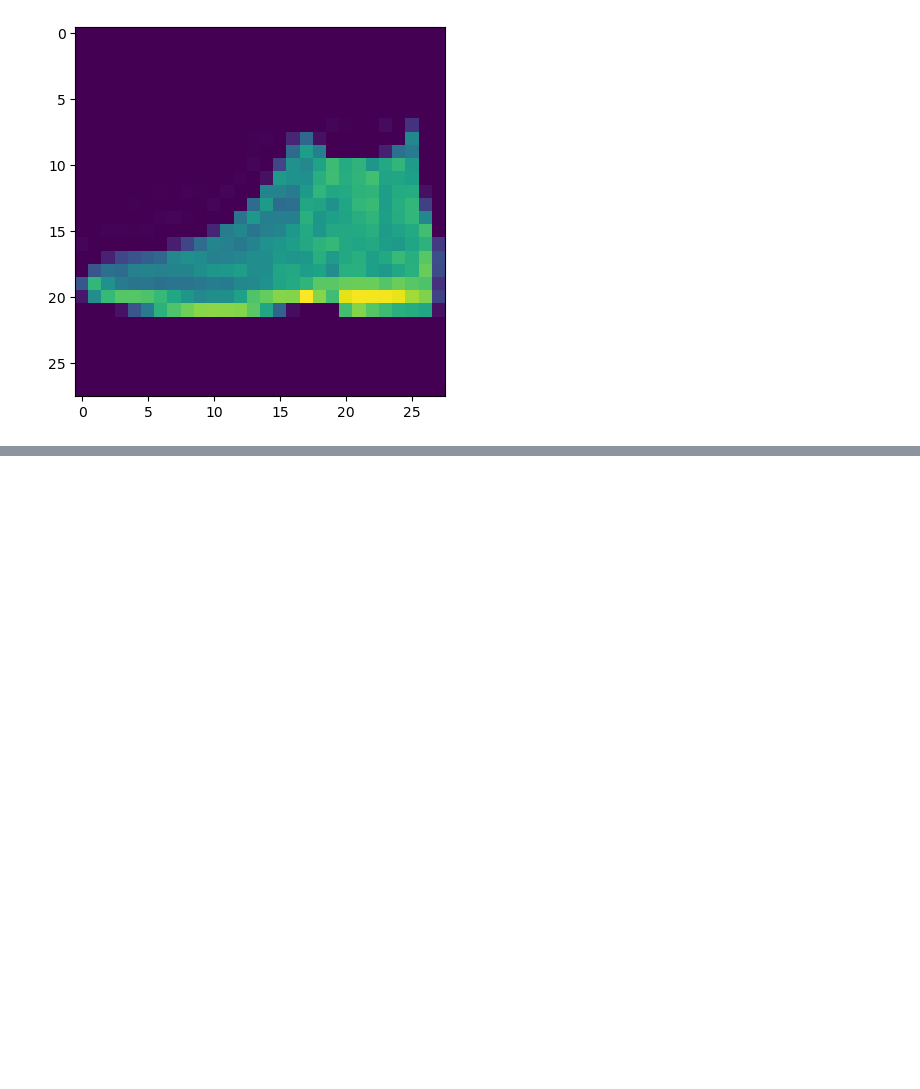
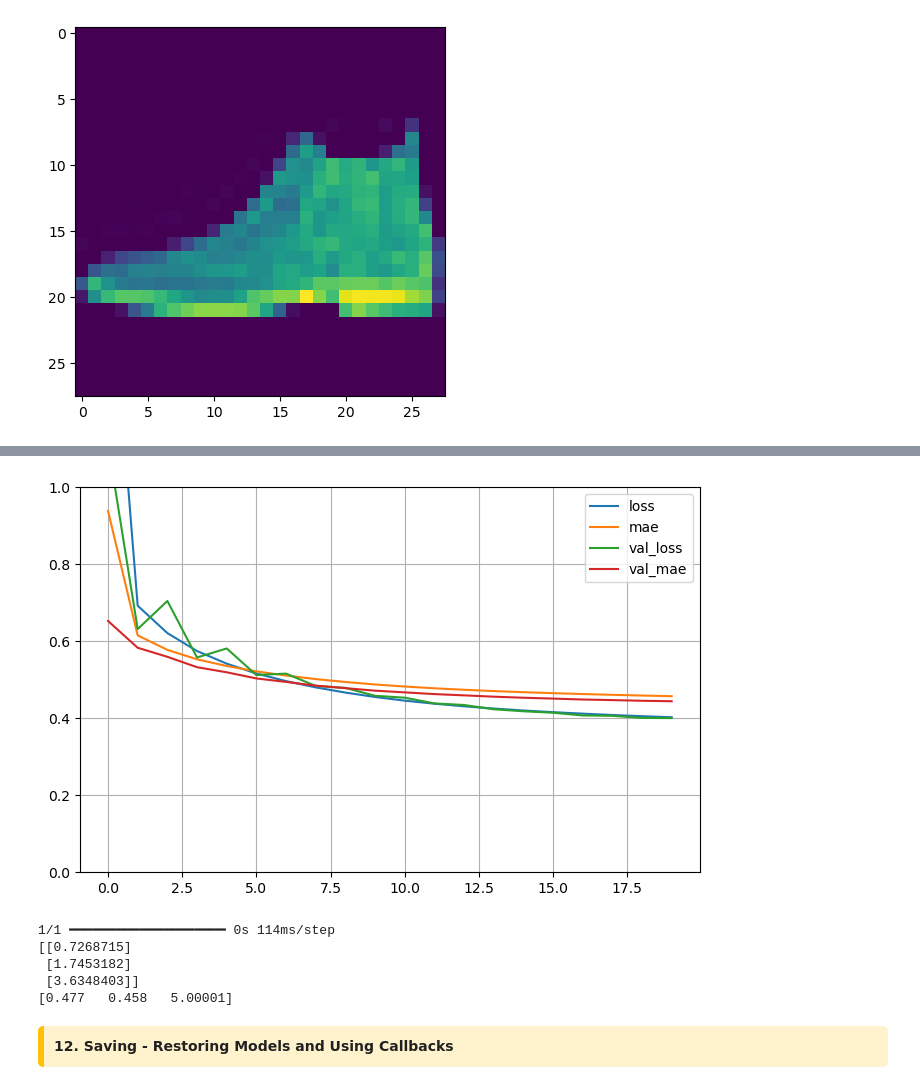
Before and after one commit to gali-jithendra/LEARNINGS, a Jupyter notebook: 6_DEEP_LEARNING/A1_KERAS_AND_TENSORFLOW.ipynb, the cells around one changed output, grey strips where cells are left out. Drawn from its saved outputs; the diff is of its cells as text; code cells hidden in the pictures; blank space fills up the shorter version.

```diff
--- a/6_DEEP_LEARNING/A1_KERAS_AND_TENSORFLOW.ipynb
+++ b/6_DEEP_LEARNING/A1_KERAS_AND_TENSORFLOW.ipynb
@@ -547,0 +720,8 @@ plt.imshow(x_test[0])
+# %%
+input_ = keras.layers.Input(shape=X_train.shape[1:])
+hidden1 = keras.layers.Dense(30, activation="relu")(input_)
+#We're calling this input layer as function. That is why it is called function api
+hidden2 = keras.layers.Dense(30, activation="relu")(hidden1)
+concat = keras.layers.concatenate([input_, hidden2])
+output = keras.layers.Dense(1)(concat)
+model = keras.models.Model(inputs=[input_], outputs=[output])
@@ -547,0 +732,6 @@ plt.imshow(x_test[0])
+# %%
+model.compile(loss="mean_squared_error",
+              optimizer=keras.optimizers.SGD(learning_rate=0.001), #lr-learning rate
+              metrics = ['mae']) #mae - mean absolute error
+# %%
+model_history = model.fit(X_train, y_train, epochs=20, validation_data=(X_valid, y_valid))
@@ -547,0 +746,29 @@ plt.imshow(x_test[0])
+# %%
+pd.DataFrame(model_history.history).plot(figsize=(8,5))
+plt.grid(True)
+plt.gca().set_ylim(0,1)
+plt.show()
+# %% [output]
+[figure, added]
+# %%
+X_new = X_test[:3]
+
+y_pred = model.predict(X_new)
+print(y_pred)
+print(y_test[:3])
+# %% [output]
+1/1 ━━━━━━━━━━━━━━━━━━━━ 0s 114ms/step
+[[0.7268715]
+ [1.7453182]
+ [3.6348403]]
+[0.477   0.458   5.00001]
+# %% [markdown]
+<div style="
+background-color:#fff3cd;
+border-left:6px solid #ffc107;
+padding:10px;
+border-radius:5px;">
+<b>12. Saving - Restoring Models and Using Callbacks</b>
+
+
+</div>
```
Also changed, not shown: parts of 63 cells of this notebook, 30 other files.
